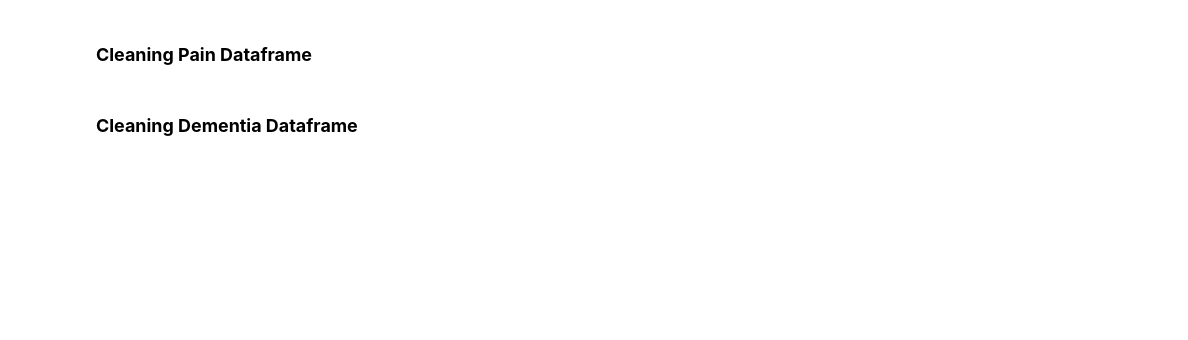
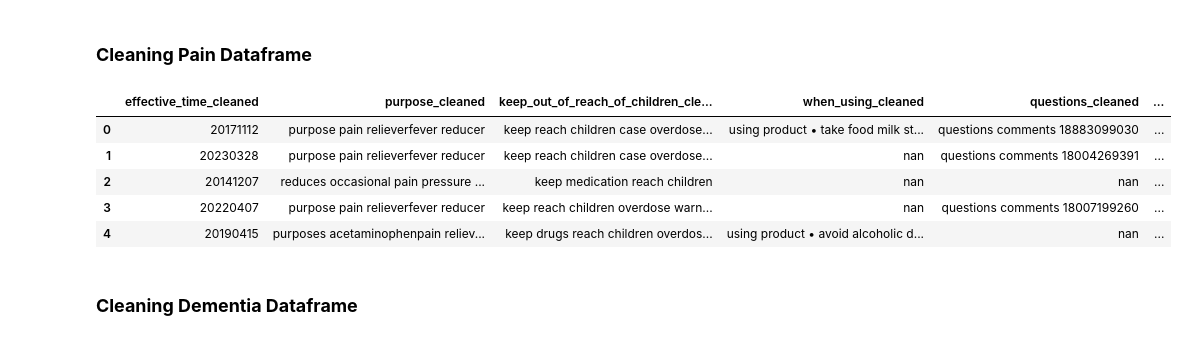
Before and after one commit to christinevu510/Drug-Classification, a Jupyter notebook: Notebook.ipynb, the cells around one changed output. Cells and saved outputs as stored; diff of their text form; code cells hidden in the pictures; blank space fills up the shorter version.

```diff
--- a/Notebook.ipynb
+++ b/Notebook.ipynb
@@ -359,26 +363,26 @@ anxiety_top10.head()
 # %%
 # Clean pain dataframe
 
 # Apply the cleaning pipeline to all text columns at once
 text_columns = pain_top10.columns
 cleaned_columns = [col + '_cleaned' for col in text_columns]
 
 pain_top10[cleaned_columns] = pain_top10[text_columns].apply(lambda col: col.apply(lambda x: prepare(x, cleaning_pipeline)))
 
 # Drop the original columns
 pain_top10 = pain_top10.drop(columns = text_columns)
 
-# Define a function to count tokens in a given list of tokens
-def count_tokens(tokens):
-    return len(tokens)
-
-# Apply the count_tokens function to the 'tokens' column and create a new column 'num_tokens'
-pain_top10['num_tokens'] = dementia_top10['tokens'].apply(count_tokens)
-
 # Display the cleaned dataframe
 pd.set_option('display.max_columns', None)
 pd.set_option('display.expand_frame_repr', False)
 pain_top10.head()
+# %% [output]
+|  | effective_time_cleaned | purpose_cleaned | keep_out_of_reach_of_children_cle... | when_using_cleaned | questions_cleaned | ... |
+| 0 | 20171112 | purpose pain relieverfever reducer | keep reach children case overdose... | using product • take food milk st... | questions comments 18883099030 | ... |
+| 1 | 20230328 | purpose pain relieverfever reducer | keep reach children case overdose... | nan | questions comments 18004269391 | ... |
+| 2 | 20141207 | reduces occasional pain pressure ... | keep medication reach children | nan | nan | ... |
+| 3 | 20220407 | purpose pain relieverfever reducer | keep reach children overdose warn... | nan | questions comments 18007199260 | ... |
+| 4 | 20190415 | purposes acetaminophenpain reliev... | keep drugs reach children overdos... | using product • avoid alcoholic d... | nan | ... |
 # %% [markdown]
 ### **Cleaning Dementia Dataframe**
 # %%
```
Also changed, not shown: parts of 19 cells of this notebook.
